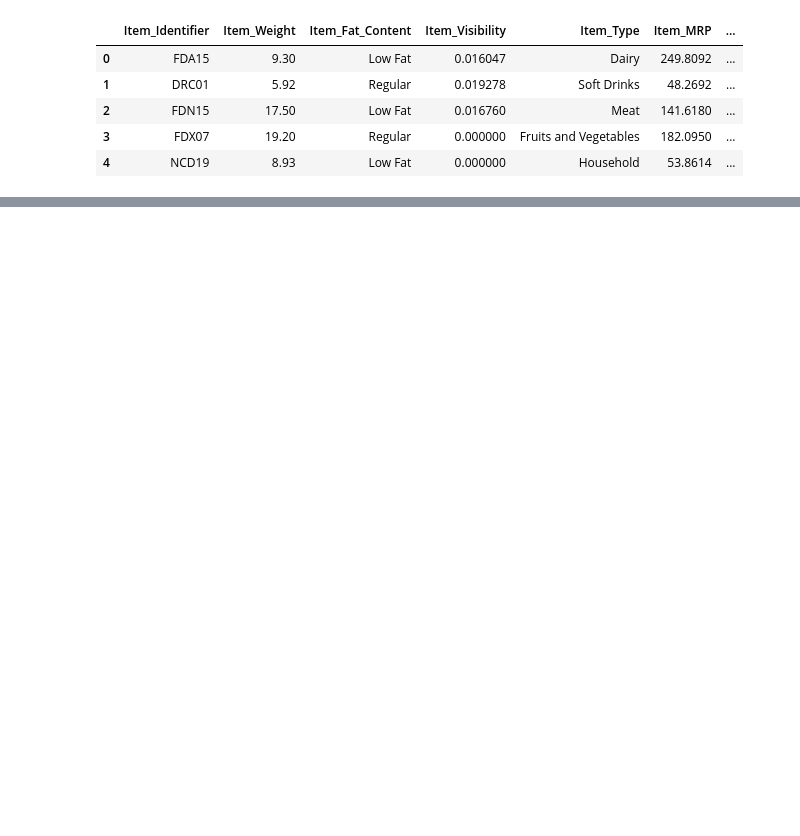
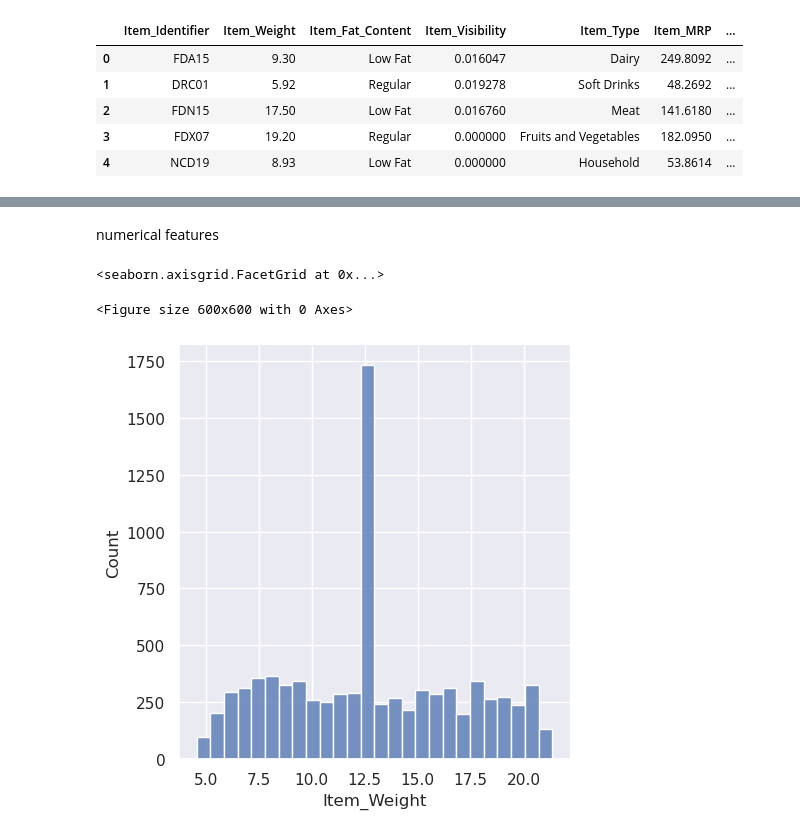
Before and after one commit to Nargesmohammadi/Machine-Learining-Projects, a Jupyter notebook: Big Market Sals Prediction/Big Market Sales Prediction.ipynb, the cells around one changed output, grey strips where cells are left out. Drawn from its saved outputs; the diff is of its cells as text; code cells hidden in the pictures; blank space fills up the shorter version.

Commit message:
plotting numerical and categorical features

```diff
--- a/Big Market Sals Prediction/Big Market Sales Prediction.ipynb
+++ b/Big Market Sals Prediction/Big Market Sales Prediction.ipynb
@@ -20,0 +89,4 @@ big_market_data.head()
+# %%
+# filling the missing values in Item_Weight column with mean value
+big_market_data['Item_Weight'].fillna(big_market_data['Item_Weight'].mean(), inplace=True)
+big_market_data.isnull().sum()
@@ -20,0 +109,2 @@ big_market_data.head()
+# %%
+mode_of_outlet_size = big_market_data.pivot_table(values='Outlet_Size',columns='Outlet_Type', aggfunc=(lambda x: x.mode()[0]))
@@ -20,0 +116,3 @@ big_market_data.head()
+# %%
+missing_values = big_market_data["Outlet_Size"].isnull()
+print(missing_values)
@@ -20,0 +132,3 @@ big_market_data.head()
+# %%
+big_market_data.loc[missing_values, 'Outlet_Size'] = big_market_data.loc[missing_values,'Outlet_Size'].apply(lambda x: mode_of_outlet_size)
+big_market_data.isnull().sum()
@@ -20,0 +163,10 @@ big_market_data.head()
+# %% [markdown]
+numerical features
+# %%
+sns.set()
+plt.figure(figsize=(6,6))
+sns.displot(big_market_data['Item_Weight'])
+# %% [output]
+<seaborn.axisgrid.FacetGrid at 0x...>
+<Figure size 600x600 with 0 Axes>
+[figure, added]
```
Also changed, not shown: parts of 20 cells of this notebook.
